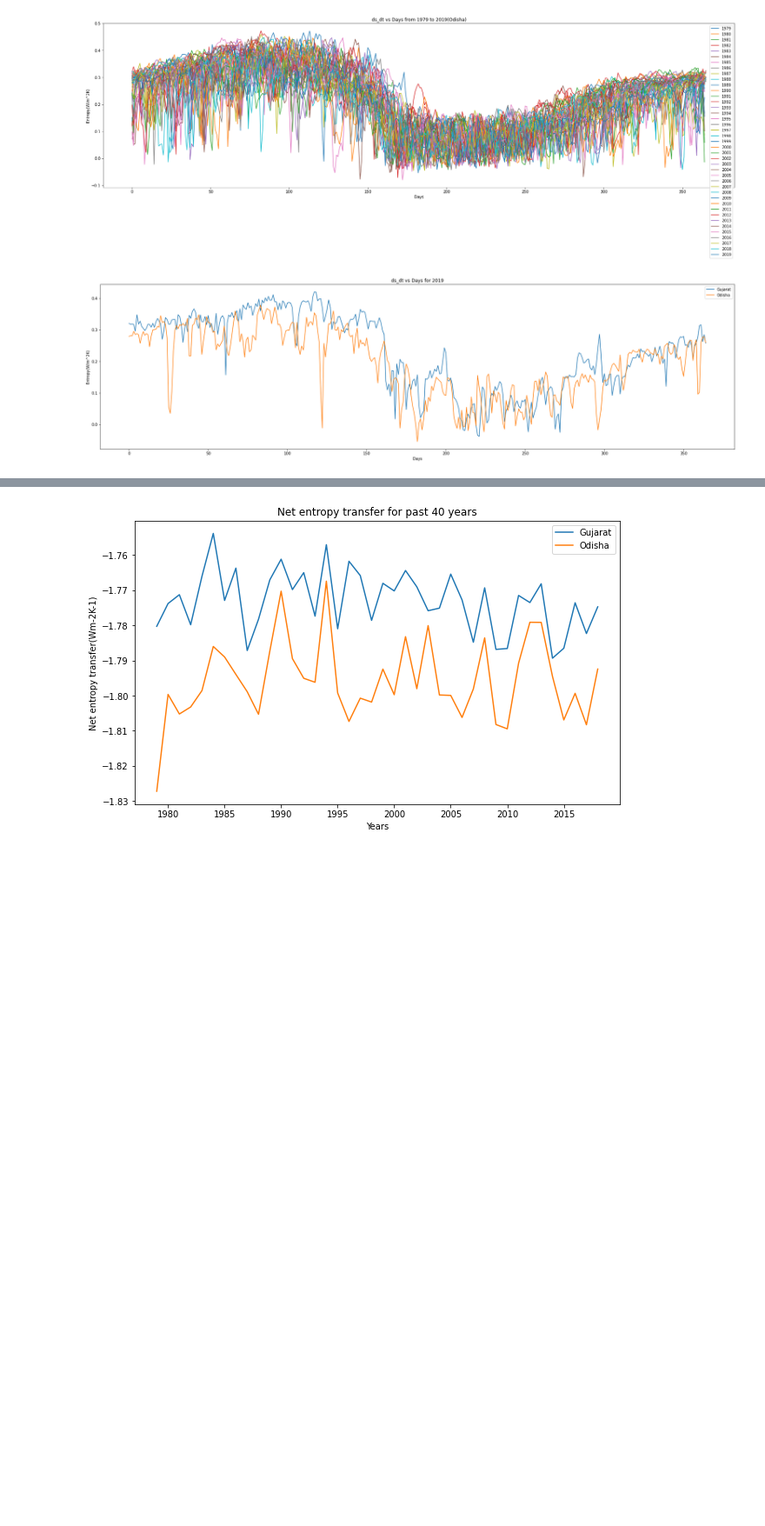
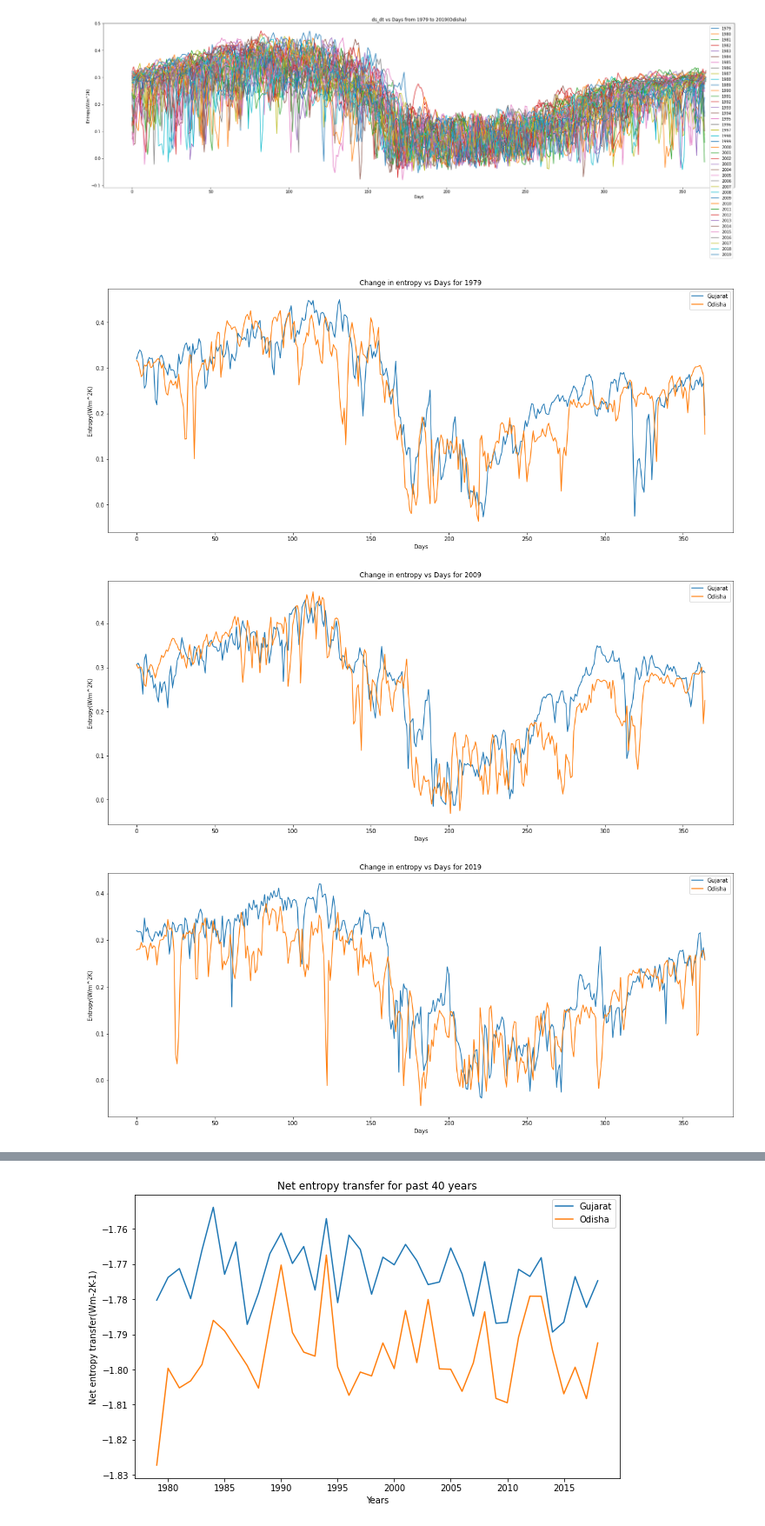
Before and after one commit to akcgjc007/EH605-project, a Jupyter notebook: new_notebook.ipynb, the cells around one changed output, grey strips where cells are left out. Shown at 87% size. Saved outputs shown, nothing was run; the diff lists cells and outputs as text; code cells hidden in the pictures; blank space fills up the shorter version.

```diff
--- a/new_notebook.ipynb
+++ b/new_notebook.ipynb
@@ -134,26 +131,28 @@ plt.show()
 # %% [output]
 [figure]
 # %%
-for year in range(2019, 2020):
+for year in [1979, 2009, 2019]:
     df = pd.read_csv(gujarat_filename,
                  delimiter=' ', header=None)
     df_selected = df.loc[df[0] == year]
     r = compute_parameters(df_selected)
     x = [i for i in range(len(df_selected.index))]
     plt.plot(x, r["ds_dt"])
 
     df = pd.read_csv(odisha_filename,
                  delimiter=' ', header=None)
     df_selected = df.loc[df[0] == year]
     r = compute_parameters(df_selected)
     x = [i for i in range(len(df_selected.index))]
     plt.plot(x, r["ds_dt"])
 
-plt.rcParams["figure.figsize"] = (30, 8)
-plt.xlabel("Days")
-plt.ylabel("Entropy(W/m^2K)")
-plt.title("ds_dt vs Days for 2019")
-plt.legend(["Gujarat", "Odisha"])
-plt.show()
+    plt.rcParams["figure.figsize"] = (20, 8)
+    plt.xlabel("Days")
+    plt.ylabel("Entropy(W/m^2K)")
+    plt.title("Change in entropy vs Days for "+str(year))
+    plt.legend(["Gujarat", "Odisha"])
+    plt.show()
 # %% [output]
-[figure, old version]
+[figure, new version]
+[figure, added]
+[figure, added]
```
Also changed, not shown: parts of 2 cells of this notebook.
